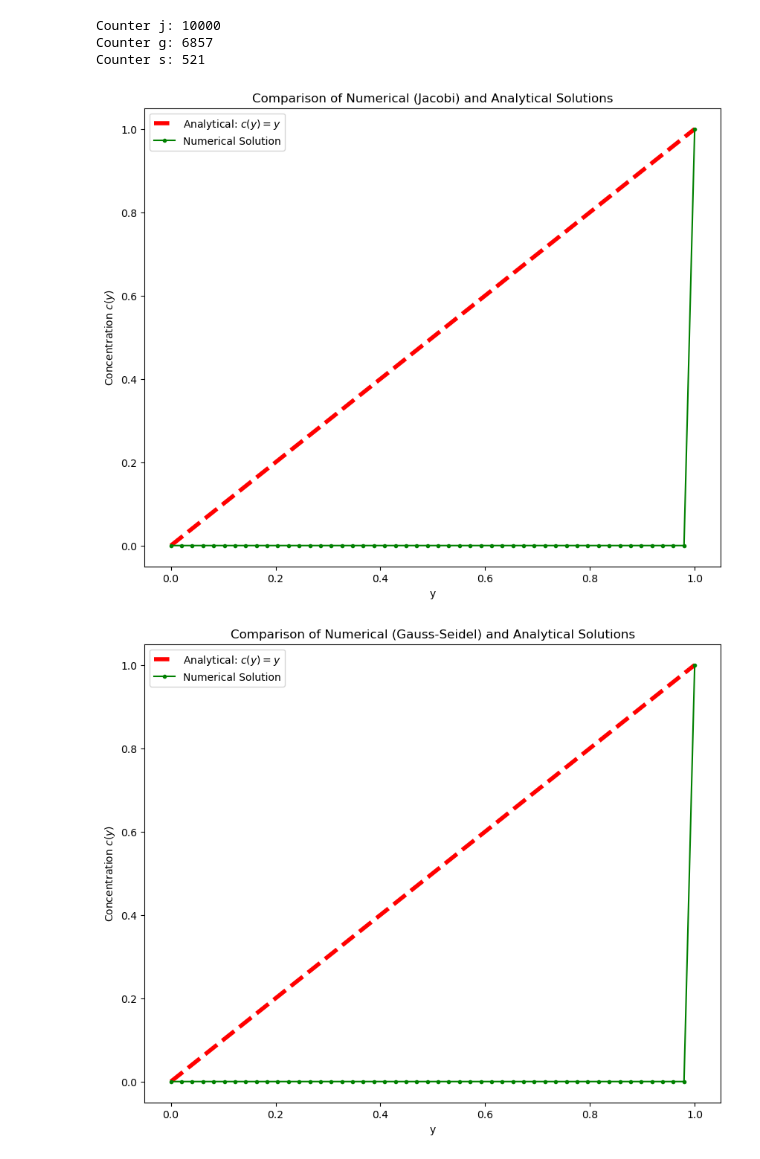
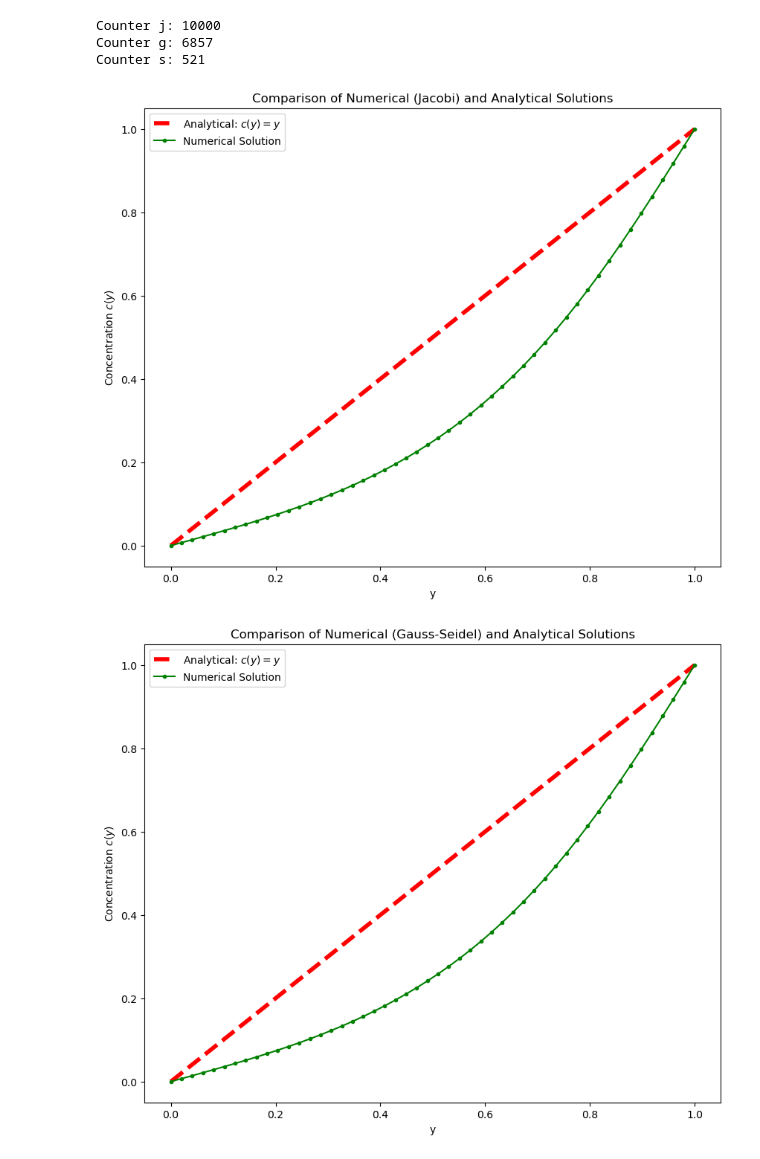
Before and after one commit to francescotiepolo/scientific_computing_assignment1, a Jupyter notebook: plots_1_6.ipynb, the cells around one changed output. Drawn from its saved outputs; the diff is of its cells as text; code cells hidden in the pictures.

```diff
--- a/plots_1_6.ipynb
+++ b/plots_1_6.ipynb
@@ -6,21 +6,19 @@ from src.funs_1_6_jacobi import jacobi_iteration
 from src.funs_1_6_gauss import gauss_seidel_iteration
 from src.funs_1_6_successive_over_relaxation import successive_over_relaxation
 
-grid = np.zeros((50, 50))
-grid[0, :] = 0   # bottom: c = 0
-grid[-1, :] = 1   # top: c = 1
-grid[:, 0] = grid[:, -1]  # enforce periodicity in x
+grid_template = np.zeros((50, 50))
+grid_template[-1, :] = 1   # top: c = 1
 
-numerical_solution_j, counter_j = jacobi_iteration(grid.copy(), 10000, 15)
-numerical_solution_g, counter_g = gauss_seidel_iteration(grid.copy(), 10000, 15)
-numerical_solution_s, counter_s = successive_over_relaxation(grid.copy(), 10000, 1.85, 15)
+numerical_solution_j, counter_j = jacobi_iteration(grid_template.copy(), 10000, 15)
+numerical_solution_g, counter_g = gauss_seidel_iteration(grid_template.copy(), 10000, 15)
+numerical_solution_s, counter_s = successive_over_relaxation(grid_template.copy(), 10000, 1.85, 15)
 print(f'Counter j: {counter_j}')
 print(f'Counter g: {counter_g}')
 print(f'Counter s: {counter_s}')
-y_values = np.linspace(0, 1, Ny)
-numerical_profile_j = numerical_solution_j[:, 0]
-numerical_profile_g = numerical_solution_g[:, 0]
-numerical_profile_s = numerical_solution_s[:, 0]
+y_values = np.linspace(0, 1, 50)
+numerical_profile_j = numerical_solution_j[:, 25]
+numerical_profile_g = numerical_solution_g[:, 25]
+numerical_profile_s = numerical_solution_s[:, 25]
 analytical_profile = y_values  # Since c(y) = y analytically
 
 plt.figure(figsize=(10, 8))
@@ -67,32 +65,32 @@ p_list = [0, 1, 2, 3, 4, 5, 6, 7, 8, 9, 10]
 w_list = [1.0, 1.1, 1.2, 1.3, 1.4, 1.5, 1.6, 1.7, 1.8, 1.9, 2.0]
 jacobi_iters, gs_iters, sor_iters = [], [], []
 
 for p in p_list:
     numerical_solution_j, counter_j = jacobi_iteration(grid, 50, p)
     numerical_solution_g, counter_g = gauss_seidel_iteration(grid, 50, p)
     numerical_solution_s, counter_s = successive_over_relaxation(grid, 50, w, p)
     print(counter_j)
     jacobi_iters.append(counter_j)
     gs_iters.append(counter_g)
     sor_iters.append(counter_s)
 
 
 # Plot the results
 plt.figure(figsize=(10, 8))
 plt.plot(p_list, jacobi_iters, "b-o", label="Jacobi")
 plt.plot(p_list, gs_iters, "r-s", label="Gauss-Seidel")
 plt.plot(p_list, sor_iters, "g-^", label=f"SOR (w={w})")
 
 plt.yscale("log")  # Log scale for iterations
 plt.xlabel("p")
 plt.ylabel("Iterations k")
 plt.legend()
 plt.title("Convergence of Iterative Methods")
 plt.grid(True, which="both", linestyle="--")
 plt.show()
 # %% [output]
 Counter j: 10000
 Counter g: 6857
 Counter s: 521
-[figure, old version]
+[figure, new version]
-[figure, old version]
+[figure, new version]
```
Also changed, not shown: parts of 1 cell of this notebook, 4 other files.
